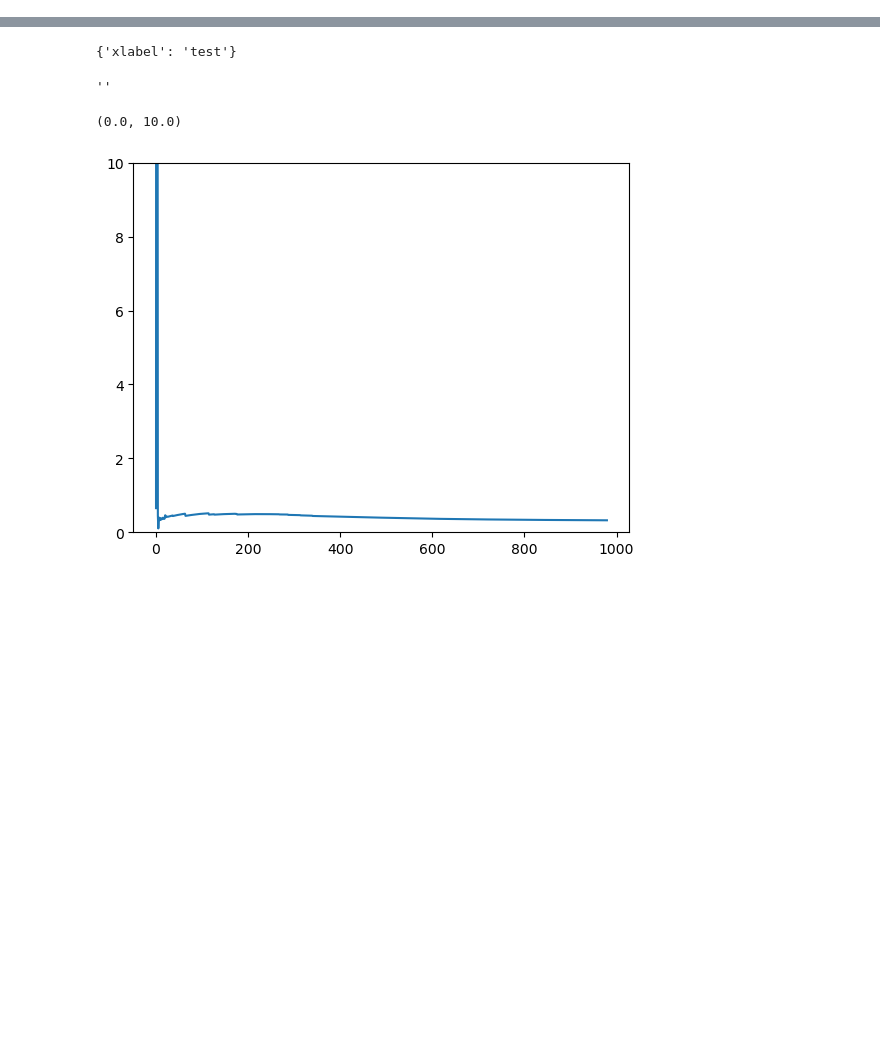
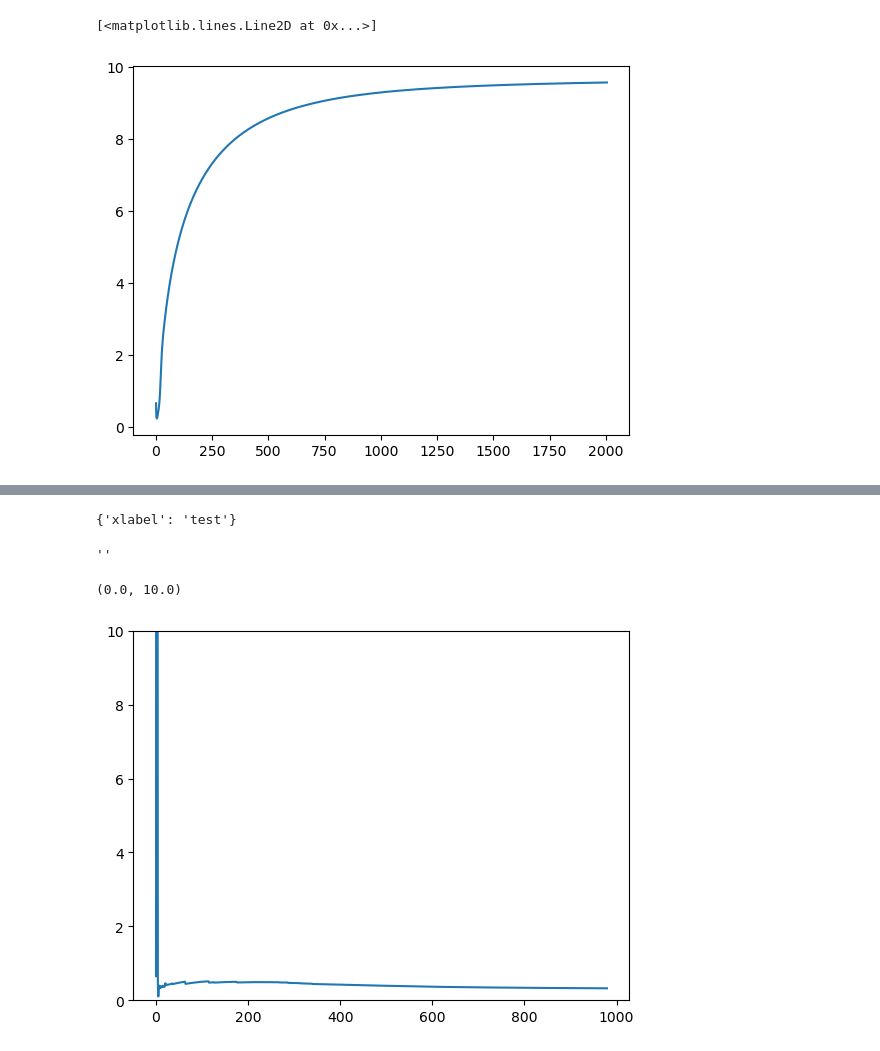
Before and after one commit to BenjaminMD/nifty-nucleation, a Jupyter notebook: Untitled.ipynb, the cells around one changed output, grey strips where cells are left out. Drawn from its saved outputs; the diff is of its cells as text; code cells hidden in the pictures; blank space fills up the shorter version.

```diff
--- a/Untitled.ipynb
+++ b/Untitled.ipynb
@@ -1,3 +63,8 @@
+# %%
+plt.plot(np.average(R, axis=1, weights=P))
+# %% [output]
+[<matplotlib.lines.Line2D at 0x...>]
+[figure, added]
 # %%
 from rsc import read_results
 from plots import PlotManager, Plot, time_vs_concentration, time_vs_saturation
```
Also changed, not shown: parts of 5 cells of this notebook, 41 other files.
